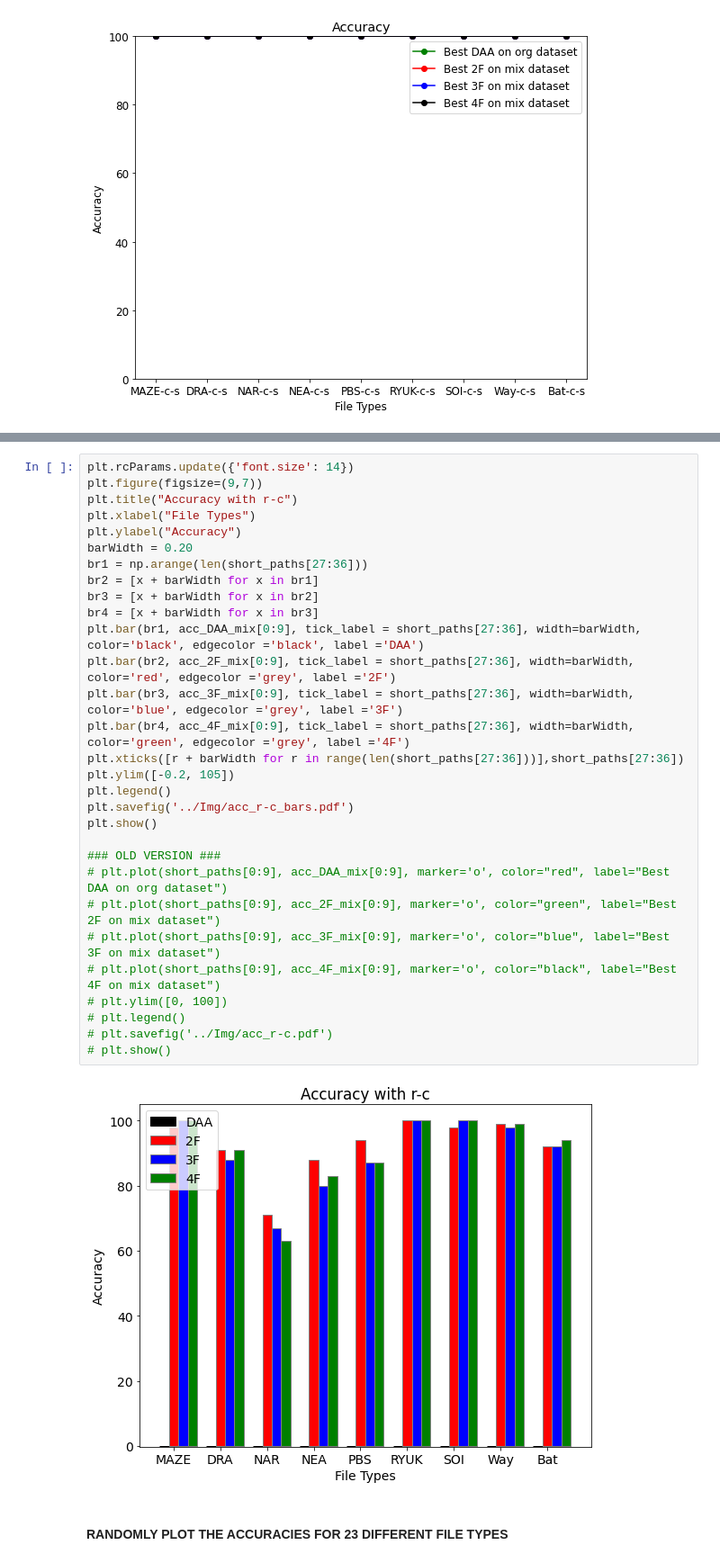
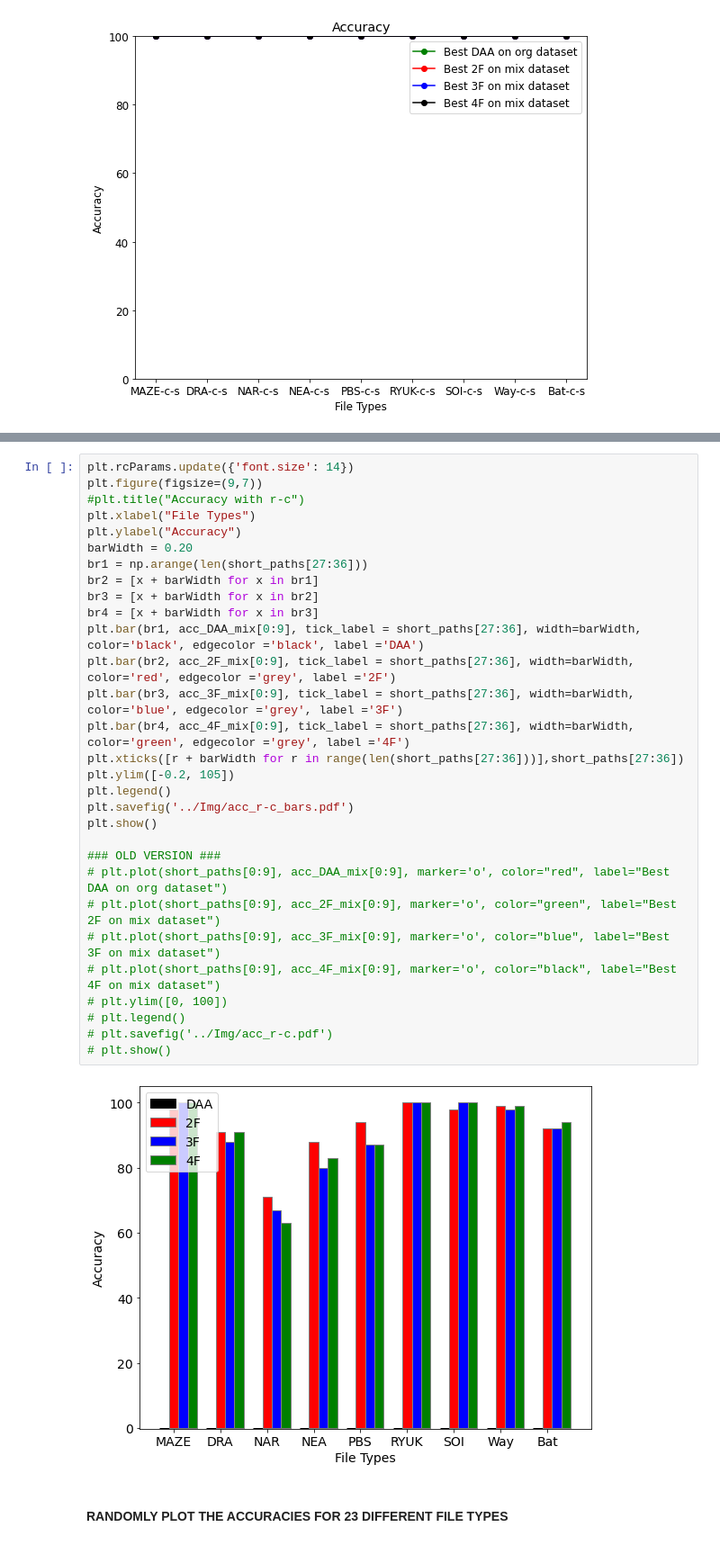
Before and after one commit to gomitolof/DAA-for-Ransomware-detection, a Jupyter notebook: models_mix/best_models.ipynb, the cells around one changed output, grey strips where cells are left out. Shown at 90% size. Drawn from its saved outputs; the diff is of its cells as text.

```diff
--- a/models_mix/best_models.ipynb
+++ b/models_mix/best_models.ipynb
@@ -1590,35 +1590,35 @@ plt.show()
 # %%
 plt.rcParams.update({'font.size': 14})
 plt.figure(figsize=(9,7))
-plt.title("Accuracy with r-c")
+#plt.title("Accuracy with r-c")
 plt.xlabel("File Types")
 plt.ylabel("Accuracy")
 barWidth = 0.20
 br1 = np.arange(len(short_paths[27:36]))
 br2 = [x + barWidth for x in br1]
 br3 = [x + barWidth for x in br2]
 br4 = [x + barWidth for x in br3]
 plt.bar(br1, acc_DAA_mix[0:9], tick_label = short_paths[27:36], width=barWidth, color='black', edgecolor ='black', label ='DAA')
 plt.bar(br2, acc_2F_mix[0:9], tick_label = short_paths[27:36], width=barWidth, color='red', edgecolor ='grey', label ='2F')
 plt.bar(br3, acc_3F_mix[0:9], tick_label = short_paths[27:36], width=barWidth, color='blue', edgecolor ='grey', label ='3F')
 plt.bar(br4, acc_4F_mix[0:9], tick_label = short_paths[27:36], width=barWidth, color='green', edgecolor ='grey', label ='4F')
 plt.xticks([r + barWidth for r in range(len(short_paths[27:36]))],short_paths[27:36])
 plt.ylim([-0.2, 105])
 plt.legend()
 plt.savefig('../Img/acc_r-c_bars.pdf')
 plt.show()
 
 ### OLD VERSION ###
 # plt.plot(short_paths[0:9], acc_DAA_mix[0:9], marker='o', color="red", label="Best DAA on org dataset")
 # plt.plot(short_paths[0:9], acc_2F_mix[0:9], marker='o', color="green", label="Best 2F on mix dataset")
 # plt.plot(short_paths[0:9], acc_3F_mix[0:9], marker='o', color="blue", label="Best 3F on mix dataset")
 # plt.plot(short_paths[0:9], acc_4F_mix[0:9], marker='o', color="black", label="Best 4F on mix dataset")
 # plt.ylim([0, 100])
 # plt.legend()
 # plt.savefig('../Img/acc_r-c.pdf')
 # plt.show()
 # %% [output]
-[figure, old version]
+[figure, new version]
 # %% [markdown]
 #### RANDOMLY PLOT THE ACCURACIES FOR 23 DIFFERENT FILE TYPES
 # %%
```
Also changed, not shown: parts of 2 cells of this notebook, 4 other files.
